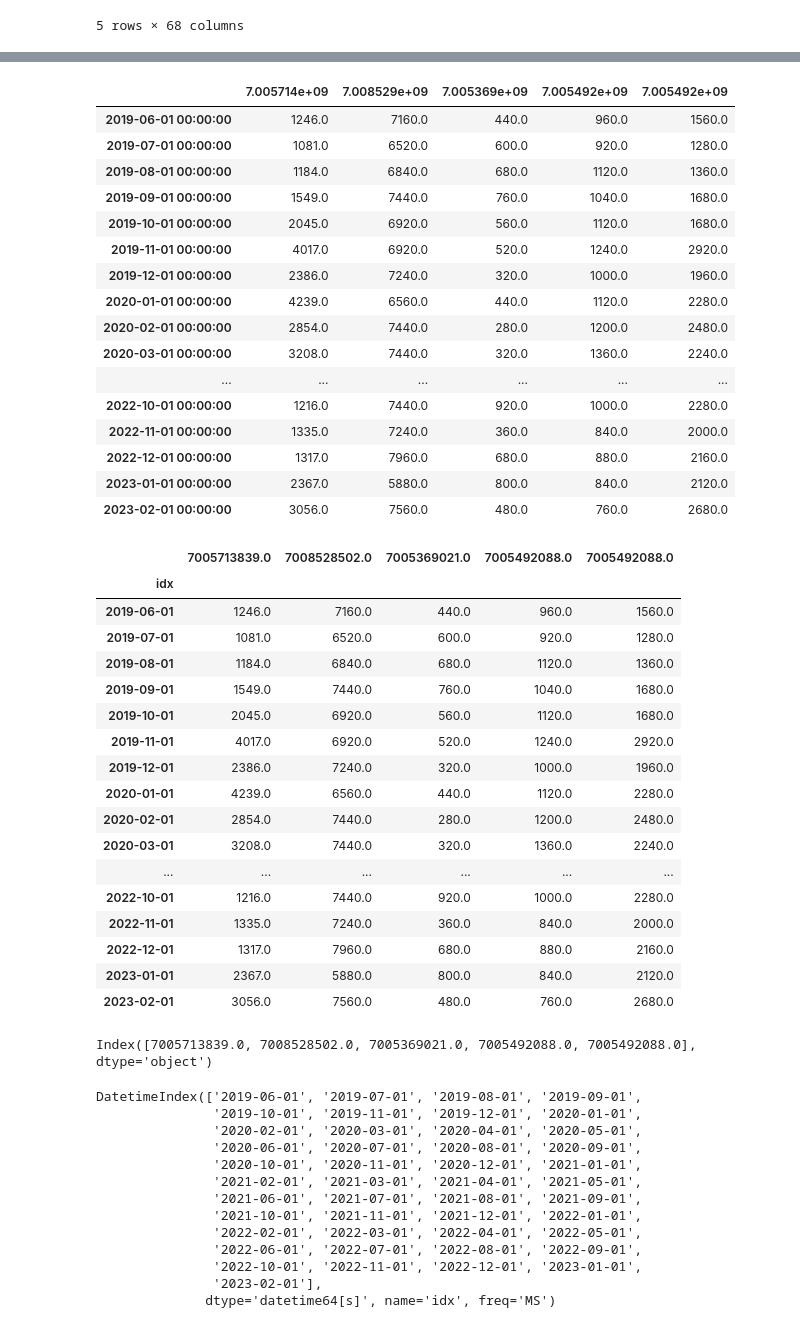
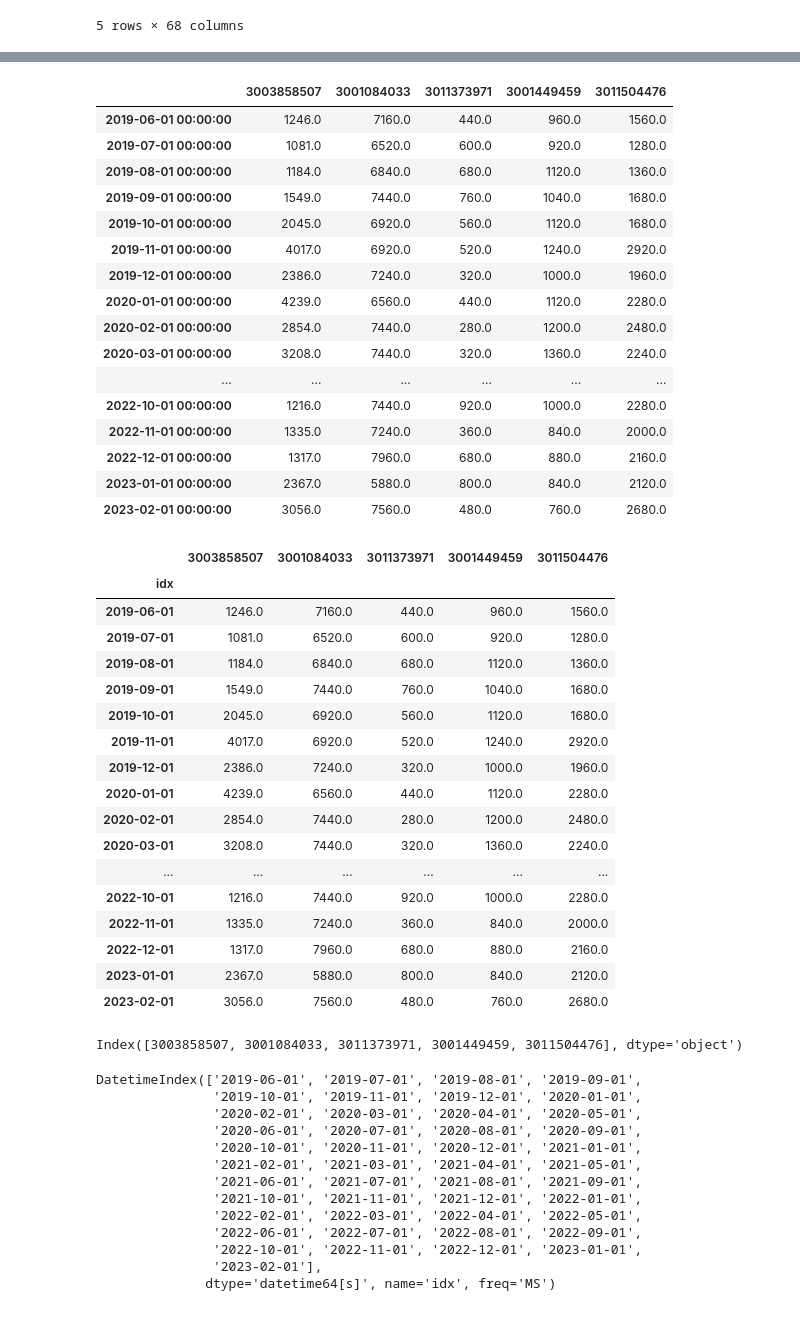
Before and after one commit to enriqTS/IC-Gasto-Fotovoltaico, a Jupyter notebook: simple-prev.ipynb, the cells around one changed output, grey strips where cells are left out. Cells and saved outputs as stored; diff of their text form; code cells hidden in the pictures.

```diff
--- a/simple-prev.ipynb
+++ b/simple-prev.ipynb
@@ -3,8 +3,11 @@ import numpy as np
 import pandas as pd
 %matplotlib inline
 # %%
-#Lendo os dados
-df = pd.read_excel('/home/henrique/ic-rodrigo/Controle_Faturamento_2023.xlsx',sheet_name='Consumo Médio - Clientes')
+# Lendo os dados
+df = pd.read_excel(
+    "/home/henrique/ic-rodrigo/Controle_Faturamento_2023.xlsx",
+    sheet_name="Consumo Médio - Clientes",
+)
 df.head()
 # %% [output]
 |  | Cliente | Nº Cliente | UC | 2019-06-01 00:00:00 | 2019-07-01 00:00:00 | 2019-08-01 00:00:00 | ... |
@@ -15,8 +18,8 @@ df.head()
 | 4 | MD Predial | 7.005492e+09 | 3011504476 | 1560.0 | 1280.0 | 1360.0 | ... |
 5 rows × 68 columns
 # %%
-#Removendo dados desnecessários
+# Removendo dados desnecessários
 df.drop(df.iloc[:, 48:68], inplace=True, axis=1)
-df.drop('UC', inplace=True, axis=1)
-df.drop('Cliente', inplace=True, axis=1)
+df.drop("Nº Cliente", inplace=True, axis=1)
+df.drop("Cliente", inplace=True, axis=1)
 # %%
@@ -33,13 +36,13 @@ df_test
 5 rows × 46 columns
 # %%
-#Corrigindo os dados para uso das fórmulas
+# Corrigindo os dados para uso das fórmulas
 df_test_transpose1 = df_test.transpose()
 df_test_transpose = df_test_transpose1.rename(columns=df_test_transpose1.iloc[0])
-df_test_transpose.drop('Nº Cliente', inplace=True, axis=0)
+df_test_transpose.drop("UC", inplace=True, axis=0)
 df_test_transpose.dropna(inplace=True)
 df_test_transpose
 # %% [output]
-|  | 7.005714e+09 | 7.008529e+09 | 7.005369e+09 | 7.005492e+09 | 7.005492e+09 |
+|  | 3003858507 | 3001084033 | 3011373971 | 3001449459 | 3011504476 |
 | 2019-06-01 00:00:00 | 1246.0 | 7160.0 | 440.0 | 960.0 | 1560.0 |
 | 2019-07-01 00:00:00 | 1081.0 | 6520.0 | 600.0 | 920.0 | 1280.0 |
 | 2019-08-01 00:00:00 | 1184.0 | 6840.0 | 680.0 | 1120.0 | 1360.0 |
@@ -57,15 +60,15 @@ df_test_transpose
 | 2023-01-01 00:00:00 | 2367.0 | 5880.0 | 800.0 | 840.0 | 2120.0 |
 | 2023-02-01 00:00:00 | 3056.0 | 7560.0 | 480.0 | 760.0 | 2680.0 |
 # %%
-#transformando índice em datetime
+# transformando índice em datetime
 df_test_transpose.index
-some_dates = np.array(df_test_transpose.index, dtype='datetime64[D]')
+some_dates = np.array(df_test_transpose.index, dtype="datetime64[D]")
 idx = pd.DatetimeIndex(some_dates)
-df_test_transpose['idx'] = idx
-df_test_transpose.set_index('idx', inplace=True)
+df_test_transpose["idx"] = idx
+df_test_transpose.set_index("idx", inplace=True)
 df_test_transpose
 # %% [output]
-|  | 7005713839.0 | 7008528502.0 | 7005369021.0 | 7005492088.0 | 7005492088.0 |
+|  | 3003858507 | 3001084033 | 3011373971 | 3001449459 | 3011504476 |
 | idx |  |  |  |  |  |
 | 2019-06-01 | 1246.0 | 7160.0 | 440.0 | 960.0 | 1560.0 |
 | 2019-07-01 | 1081.0 | 6520.0 | 600.0 | 920.0 | 1280.0 |
@@ -86,5 +89,5 @@ df_test_transpose
 # %%
 df_test_transpose.columns
 # %% [output]
-Index([7005713839.0, 7008528502.0, 7005369021.0, 7005492088.0, 7005492088.0], dtype='object')
+Index([3003858507, 3001084033, 3011373971, 3001449459, 3011504476], dtype='object')
 # %%
```
Also changed, not shown: parts of 14 cells of this notebook.
